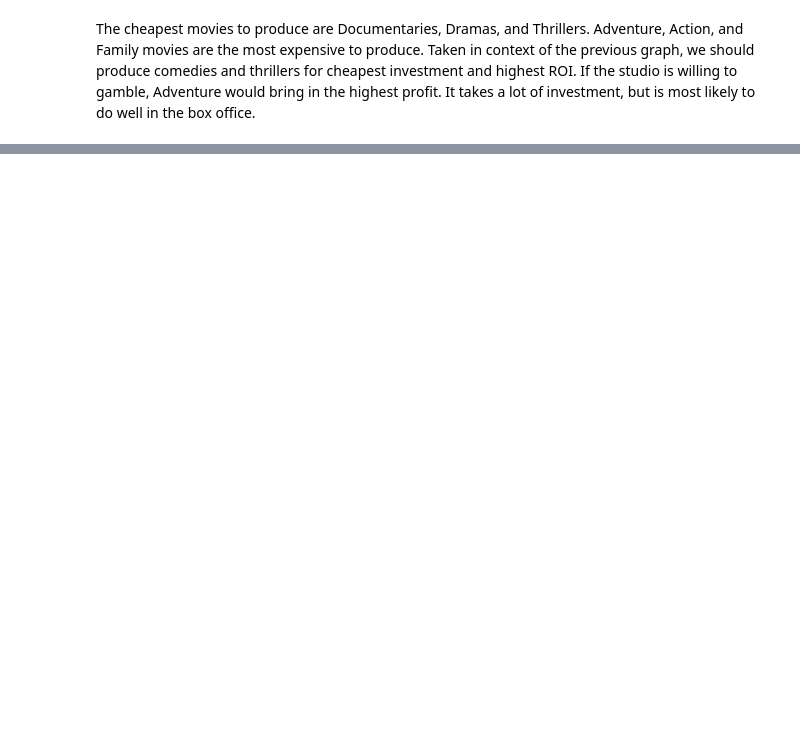
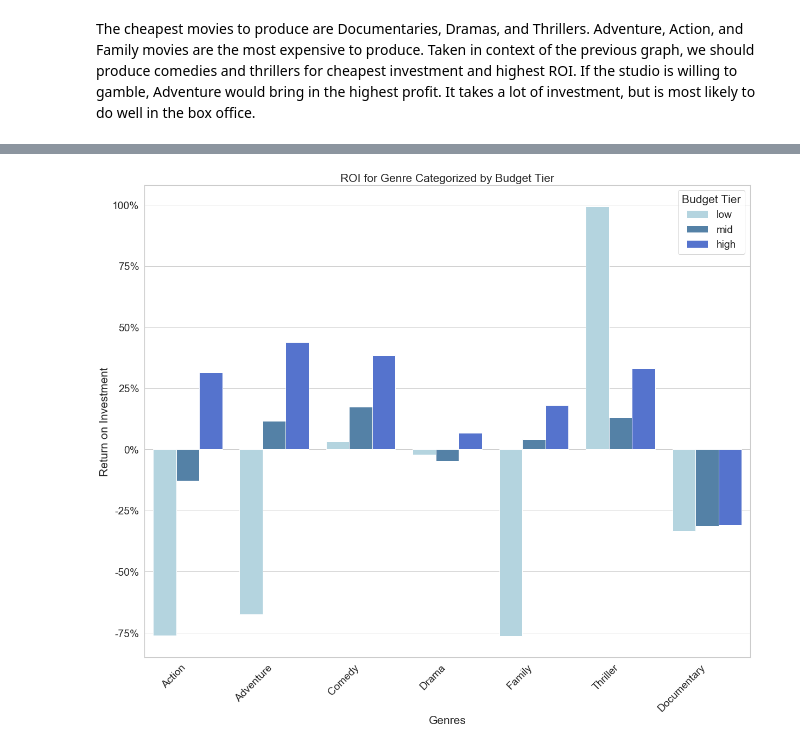
Before and after one commit to danvalen1/Film-Industry-Analysis, a Jupyter notebook: mak.ipynb, the cells around one changed output, grey strips where cells are left out. Cells and saved outputs as stored; diff of their text form; code cells hidden in the pictures; blank space fills up the shorter version.

```diff
--- a/mak.ipynb
+++ b/mak.ipynb
@@ -506,3 +627,13 @@ The cheapest movies to produce are Documentaries, Dramas, and Thrillers. Adventu
+# %%
+fig = plt.figure(figsize= (20, 16))
+ax = sns.barplot(data = new_df, x = 'genre', y = 'ROI', hue = 'budget_category', palette=sns.color_palette(['lightblue', 'steelblue', 'royalblue']), hue_order = ['low', 'mid', 'high'])
+ax.set(title = 'ROI for Genre Categorized by Budget Tier', xlabel = 'Genres', ylabel = 'Return on Investment')
+ax.set_xticklabels(ax.get_xticklabels(), rotation = 45, horizontalalignment = 'right')
+ax.legend(title = 'Budget Tier')
+ax.yaxis.set_major_formatter(mtick.PercentFormatter())
+#fig.savefig('ROI_for_Genre_Categorized_by_Budget_Tier.png');
+# %% [output]
+[figure, added]
 # %%
 df9= pd.read_csv('./data/zippedData/rt.movie_info.tsv', sep = '\t')
 df9.head()
```
Also changed, not shown: parts of 18 cells of this notebook, 3 other files.
